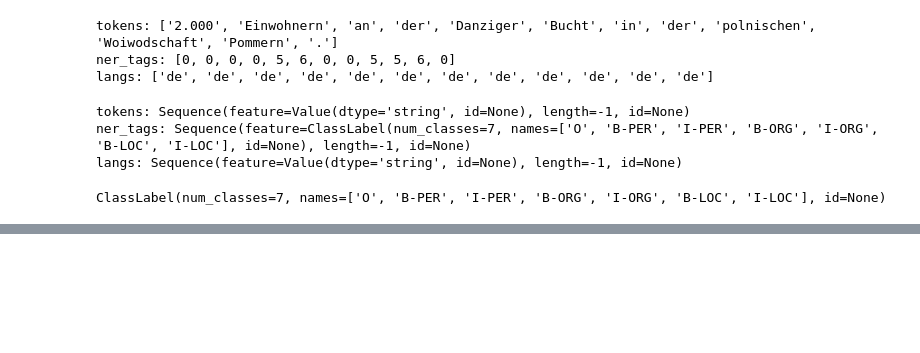
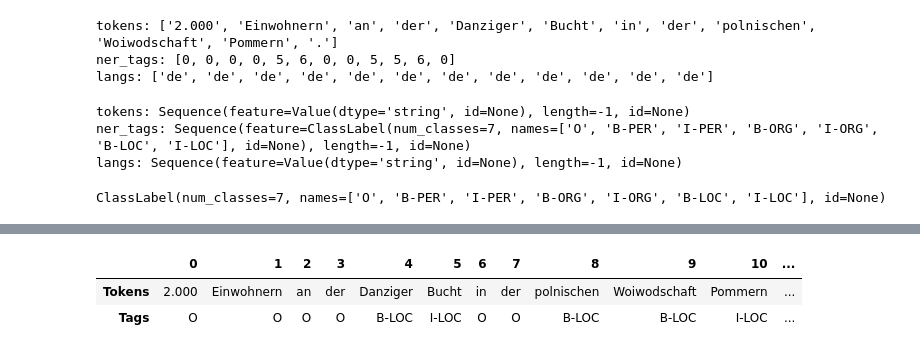
Before and after one commit to Gooogr/Book_nlp_with_transformers, a Jupyter notebook: ch4_multilingual_ner.ipynb, the cells around one changed output, grey strips where cells are left out. Saved outputs shown, nothing was run; the diff lists cells and outputs as text; code cells hidden in the pictures; blank space fills up the shorter version.

```diff
--- a/ch4_multilingual_ner.ipynb
+++ b/ch4_multilingual_ner.ipynb
@@ -64,3 +76,8 @@ tags = panx_ch["de"]["train"].features["ner_tags"].feature
 print(tags)
 # %% [output]
 ClassLabel(num_classes=7, names=['O', 'B-PER', 'I-PER', 'B-ORG', 'I-ORG', 'B-LOC', 'I-LOC'], id=None)
+# %%
+def create_tag_names(batch):
+    return {"ner_tags_str": [tags.int2str(idx) for idx in batch["ner_tags"]]}
+# %%
+panx_de = panx_ch['de'].map(create_tag_names)
@@ -66,0 +101,8 @@ ClassLabel(num_classes=7, names=['O', 'B-PER', 'I-PER', 'B-ORG', 'I-ORG', 'B-LOC
+# %%
+# check sample
+de_example = panx_de["train"][0]
+pd.DataFrame([de_example["tokens"], de_example["ner_tags_str"]], ['Tokens', 'Tags'])
+# %% [output]
+|  | 0 | 1 | 2 | 3 | 4 | 5 | 6 | 7 | 8 | 9 | 10 | ... |
+| Tokens | 2.000 | Einwohnern | an | der | Danziger | Bucht | in | der | polnischen | Woiwodschaft | Pommern | ... |
+| Tags | O | O | O | O | B-LOC | I-LOC | O | O | B-LOC | B-LOC | I-LOC | ... |
```
Also changed, not shown: parts of 16 cells of this notebook.
